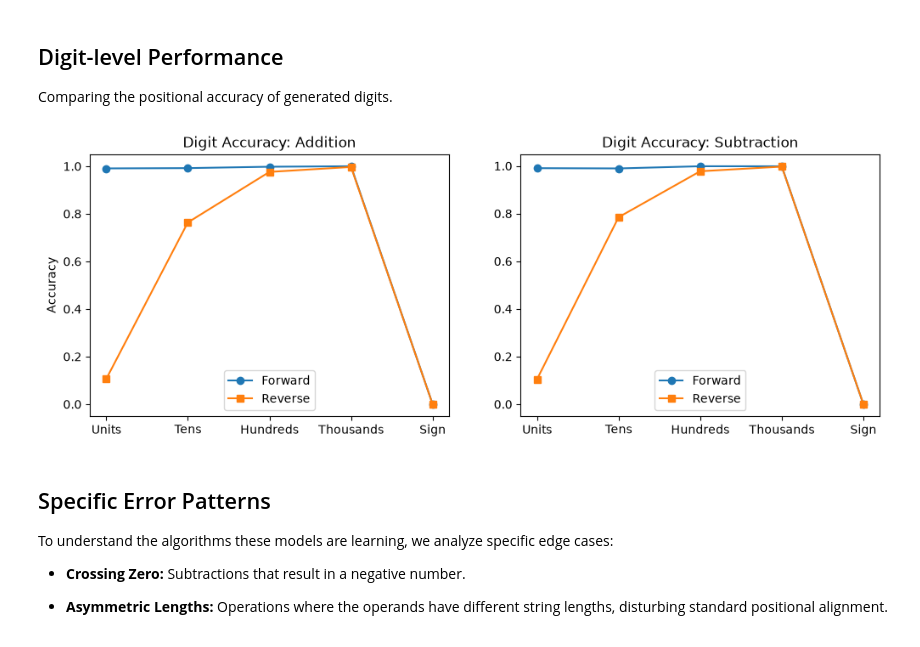
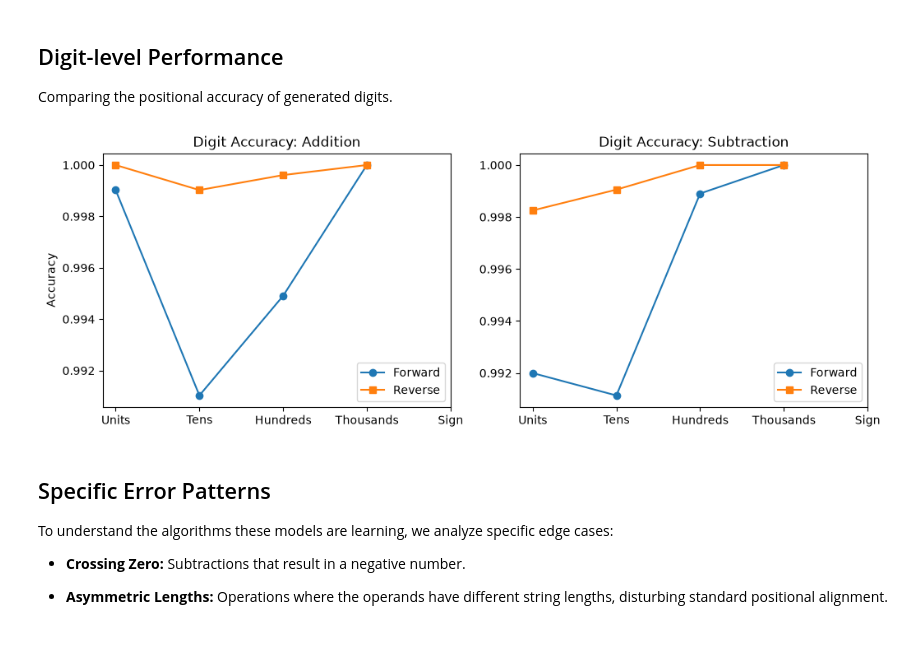
Before and after one commit to tritinvo18/extending_llm, a Jupyter notebook: main_report.ipynb, the cells around one changed output. Drawn from its saved outputs; the diff is of its cells as text; code cells hidden in the pictures.

```diff
--- a/main_report.ipynb
+++ b/main_report.ipynb
@@ -20,7 +20,7 @@ eos_token = "[EOS]"
 
 class character_level_tokenizer:
     def __init__(self):
-        self.vocab = [str(x) for x in range(10)] + ["+", "-", "="] + [pad_token, eos_token]
+        self.vocab = [str(x) for x in range(10)] + ["+", "-", "=", "c", "b"] + [pad_token, eos_token]
         self.token_to_id = {v: k for k, v in enumerate(self.vocab)}
         self.id_to_token = {k: v for k, v in enumerate(self.vocab)}
         self.ntokens = len(self.vocab)
@@ -276,37 +329,37 @@ Comparing the positional accuracy of generated digits.
 # %%
 fw_add_res = [r for r in res_fw if r["op"] == "+"]
 fw_sub_res = [r for r in res_fw if r["op"] == "-"]
 rev_add_res = [r for r in res_rev if r["op"] == "+"]
 rev_sub_res = [r for r in res_rev if r["op"] == "-"]
 
 fw_add_dig = compute_digit_accuracy(fw_add_res)
-rev_add_dig = compute_digit_accuracy(rev_add_res)
+rev_add_dig = compute_digit_accuracy(rev_add_res, is_reverse=True)
 fw_sub_dig = compute_digit_accuracy(fw_sub_res)
-rev_sub_dig = compute_digit_accuracy(rev_sub_res)
+rev_sub_dig = compute_digit_accuracy(rev_sub_res, is_reverse=True)
 
 fig, axes = plt.subplots(1, 2, figsize=(12, 4))
 x_pos = [0, 1, 2, 3, 4]
 x_labels = ["Units", "Tens", "Hundreds", "Thousands", "Sign"]
 
-axes[0].plot(x_pos, fw_add_dig, marker='o', label="Forward")
-axes[0].plot(x_pos, rev_add_dig, marker='s', label="Reverse")
+axes[0].plot(range(len(fw_add_dig)), fw_add_dig, marker='o', label="Forward")
+axes[0].plot(range(len(rev_add_dig)), rev_add_dig, marker='s', label="Reverse")
 axes[0].set_title("Digit Accuracy: Addition")
 axes[0].set_xticks(x_pos)
 axes[0].set_xticklabels(x_labels)
 axes[0].set_ylabel("Accuracy")
 axes[0].legend()
 
-axes[1].plot(x_pos, fw_sub_dig, marker='o', label="Forward")
-axes[1].plot(x_pos, rev_sub_dig, marker='s', label="Reverse")
+axes[1].plot(range(len(fw_sub_dig)), fw_sub_dig, marker='o', label="Forward")
+axes[1].plot(range(len(rev_sub_dig)), rev_sub_dig, marker='s', label="Reverse")
 axes[1].set_title("Digit Accuracy: Subtraction")
 axes[1].set_xticks(x_pos)
 axes[1].set_xticklabels(x_labels)
 axes[1].legend()
 
 plt.savefig('plot/digit_accuracy.png')
 plt.show()
 # %% [output]
-[figure, old version]
+[figure, new version]
 # %% [markdown]
 ## Specific Error Patterns
 
```
Also changed, not shown: parts of 11 cells of this notebook, 17 other files.
